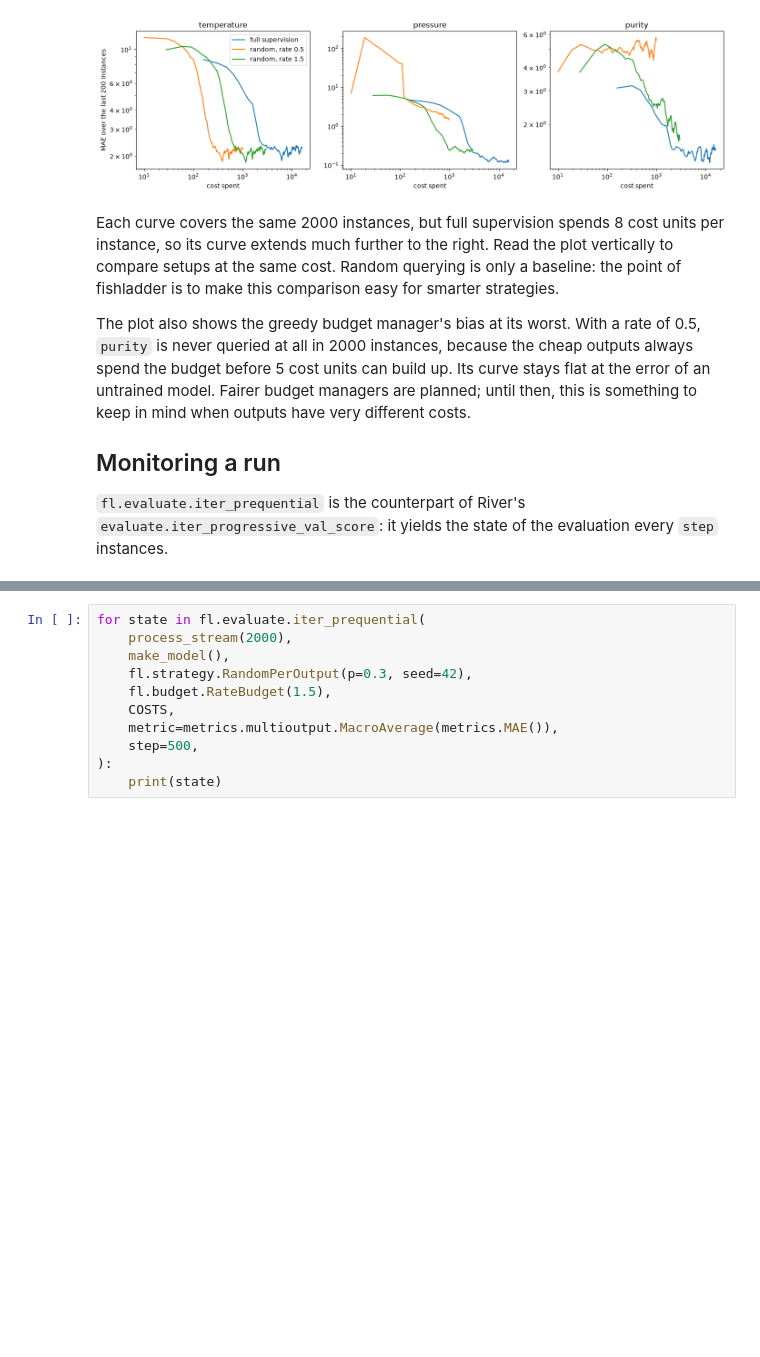
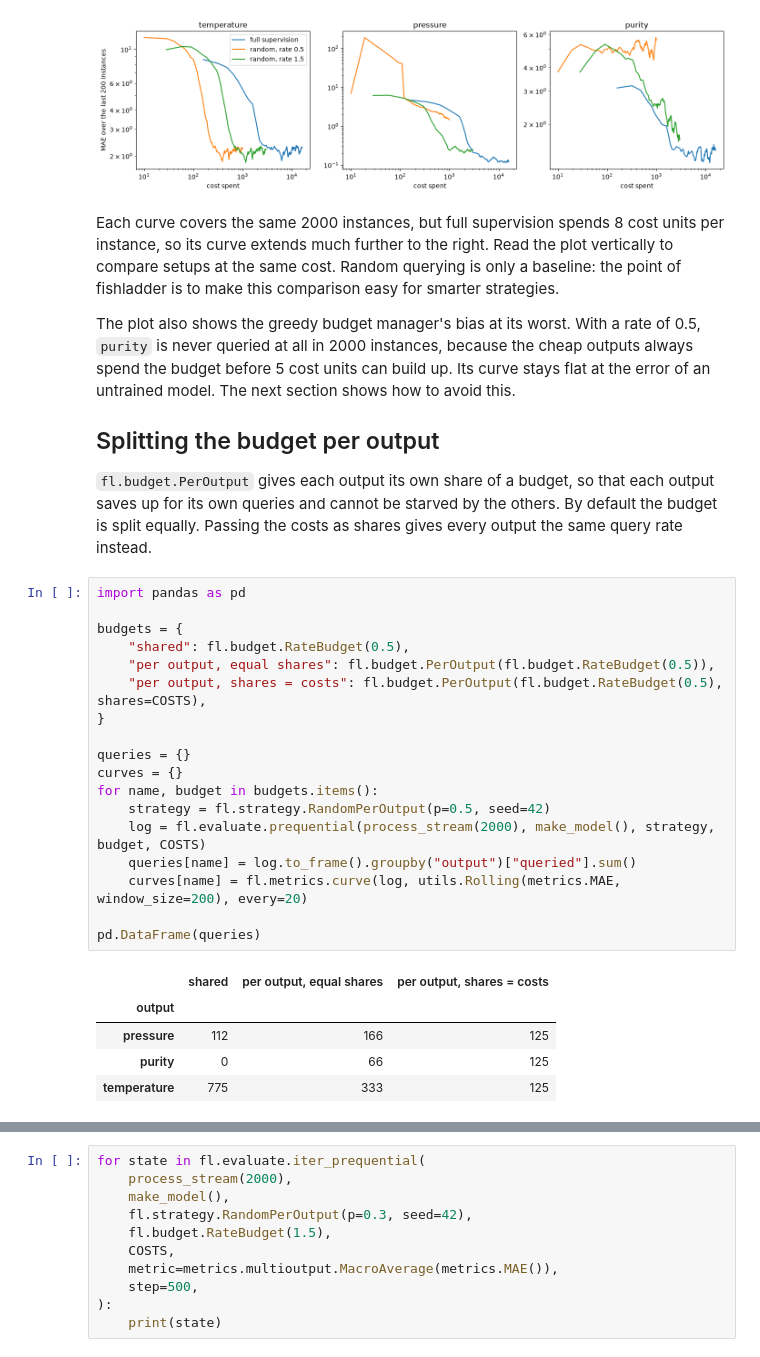
Before and after one commit to vitor-costa-garcia/fishladder, a Jupyter notebook: notebooks/01_quickstart.ipynb, the cells around one changed output, grey strips where cells are left out. Cells and saved outputs as stored; diff of their text form; blank space fills up the shorter version.

```diff
--- a/notebooks/01_quickstart.ipynb
+++ b/notebooks/01_quickstart.ipynb
@@ -151,11 +151,35 @@ this comparison easy for smarter strategies.
 
 The plot also shows the greedy budget manager's bias at its worst. With a rate of 0.5, `purity` is
 never queried at all in 2000 instances, because the cheap outputs always spend the budget before
-5 cost units can build up. Its curve stays flat at the error of an untrained model. Fairer budget
-managers are planned; until then, this is something to keep in mind when outputs have very
-different costs.
+5 cost units can build up. Its curve stays flat at the error of an untrained model. The next section shows how to avoid
+this.
 
-## Monitoring a run
+## Splitting the budget per output
 
-`fl.evaluate.iter_prequential` is the counterpart of River's `evaluate.iter_progressive_val_score`:
-it yields the state of the evaluation every `step` instances.
+`fl.budget.PerOutput` gives each output its own share of a budget, so that each output saves up
+for its own queries and cannot be starved by the others. By default the budget is split equally.
+Passing the costs as shares gives every output the same query rate instead.
+# %%
+import pandas as pd
+
+budgets = {
+    "shared": fl.budget.RateBudget(0.5),
+    "per output, equal shares": fl.budget.PerOutput(fl.budget.RateBudget(0.5)),
+    "per output, shares = costs": fl.budget.PerOutput(fl.budget.RateBudget(0.5), shares=COSTS),
+}
+
+queries = {}
+curves = {}
+for name, budget in budgets.items():
+    strategy = fl.strategy.RandomPerOutput(p=0.5, seed=42)
+    log = fl.evaluate.prequential(process_stream(2000), make_model(), strategy, budget, COSTS)
+    queries[name] = log.to_frame().groupby("output")["queried"].sum()
+    curves[name] = fl.metrics.curve(log, utils.Rolling(metrics.MAE, window_size=200), every=20)
+
+pd.DataFrame(queries)
+# %% [output]
+|  | shared | per output, equal shares | per output, shares = costs |
+| output |  |  |  |
+| pressure | 112 | 166 | 125 |
+| purity | 0 | 66 | 125 |
+| temperature | 775 | 333 | 125 |
```
Also changed, not shown: parts of 3 cells of this notebook, 4 other files.
